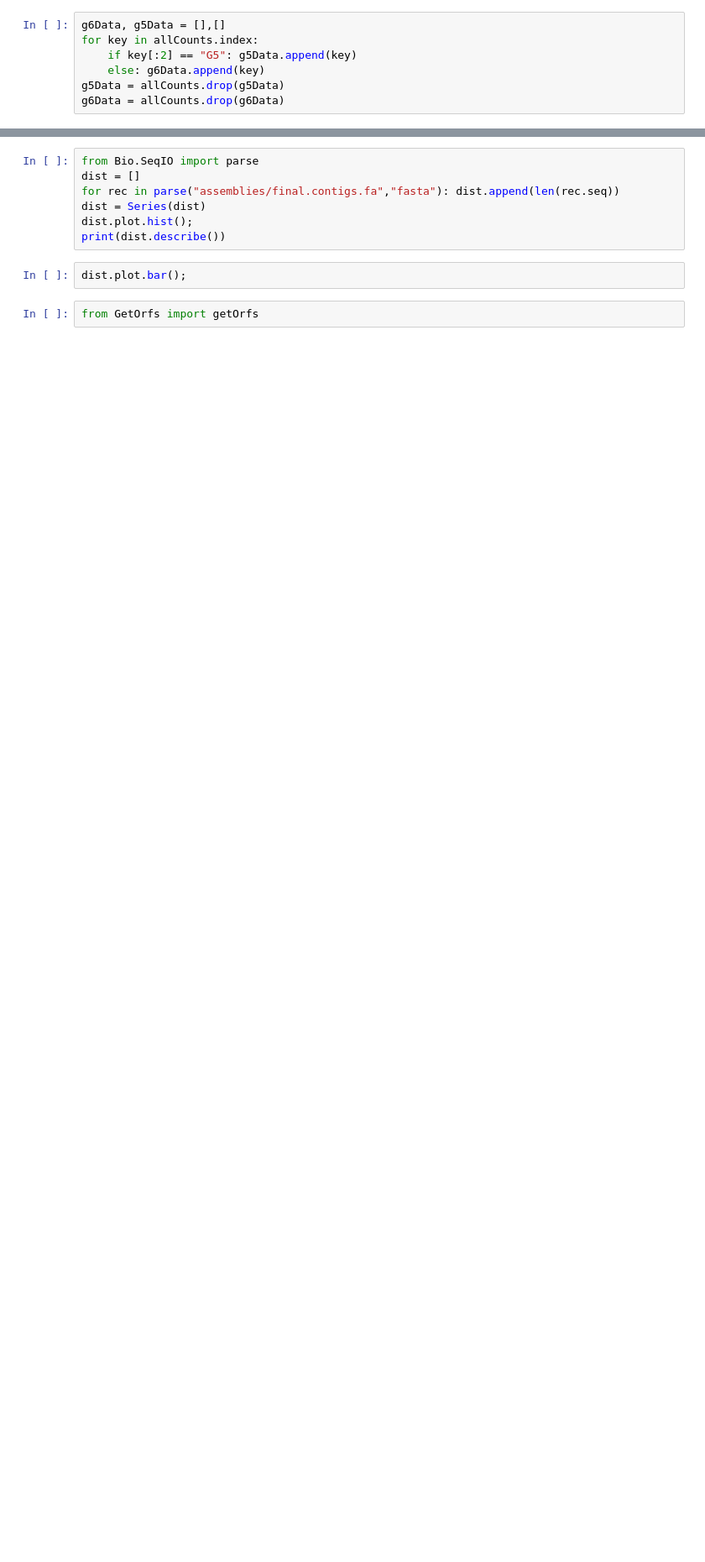
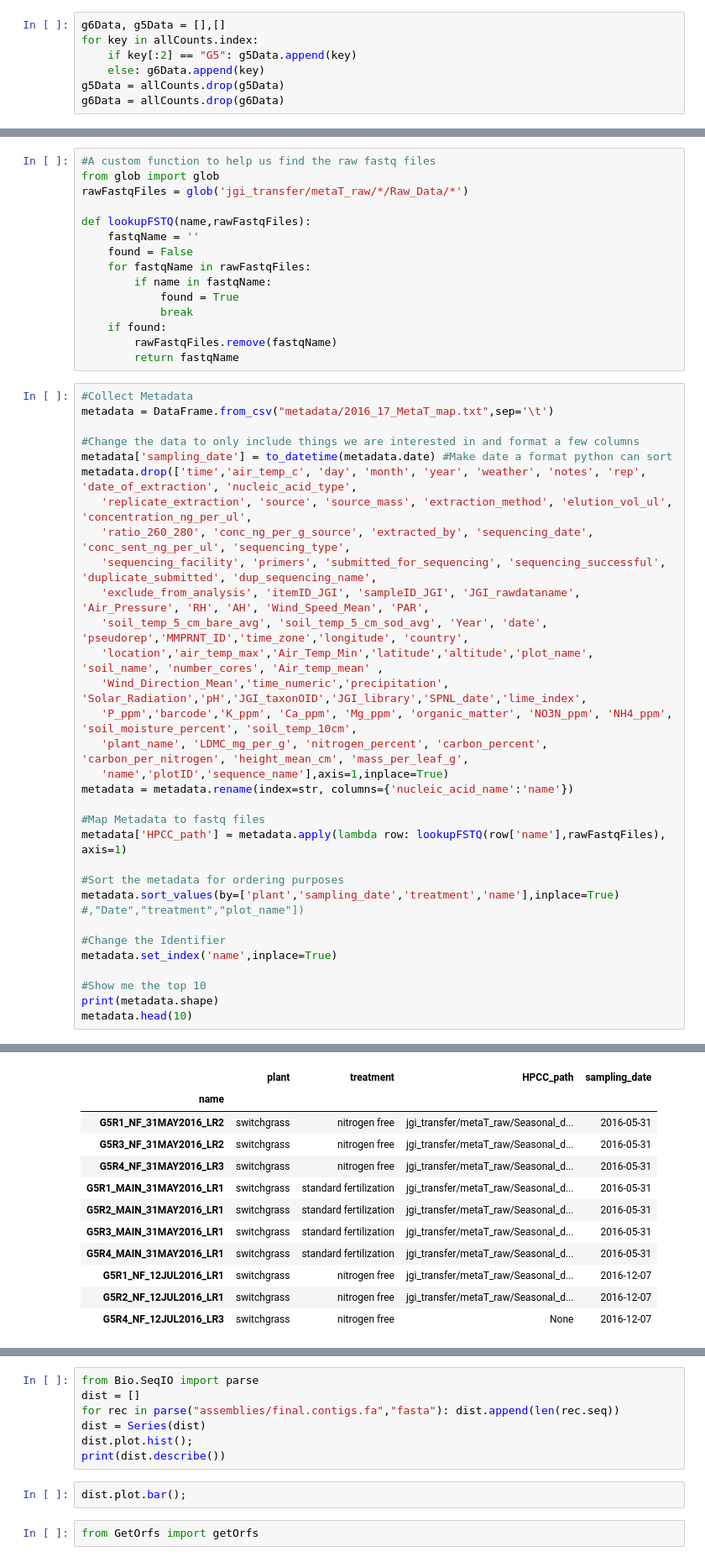
Before and after one commit to skDooley/GLBRC, a Jupyter notebook: 2016_WGS_Metagenomic_DataPrep.ipynb, the cells around one changed output, grey strips where cells are left out. Shown at 84% size. Saved outputs shown, nothing was run; the diff lists cells and outputs as text; blank space fills up the shorter version.

Commit message:
Renamed stuff to make it clearer what everything is

```diff
--- a/GLBRC_Analysis.ipynb
+++ b/2016_WGS_Metagenomic_DataPrep.ipynb
@@ -1120,0 +1118,47 @@ plt.show()
+# %%
+#A custom function to help us find the raw fastq files
+from glob import glob
+rawFastqFiles = glob('jgi_transfer/metaT_raw/*/Raw_Data/*')
+
+def lookupFSTQ(name,rawFastqFiles):
+    fastqName = ''
+    found = False
+    for fastqName in rawFastqFiles:
+        if name in fastqName:
+            found = True
+            break
+    if found:
+        rawFastqFiles.remove(fastqName)
+        return fastqName
+# %%
+#Collect Metadata
+metadata = DataFrame.from_csv("metadata/2016_17_MetaT_map.txt",sep='\t')
+
+#Change the data to only include things we are interested in and format a few columns
+metadata['sampling_date'] = to_datetime(metadata.date) #Make date a format python can sort
+metadata.drop(['time','air_temp_c', 'day', 'month', 'year', 'weather', 'notes', 'rep', 'date_of_extraction', 'nucleic_acid_type',
+   'replicate_extraction', 'source', 'source_mass', 'extraction_method', 'elution_vol_ul', 'concentration_ng_per_ul',
+   'ratio_260_280', 'conc_ng_per_g_source', 'extracted_by', 'sequencing_date', 'conc_sent_ng_per_ul', 'sequencing_type',
+   'sequencing_facility', 'primers', 'submitted_for_sequencing', 'sequencing_successful', 'duplicate_submitted', 'dup_sequencing_name',
+   'exclude_from_analysis', 'itemID_JGI', 'sampleID_JGI', 'JGI_rawdataname', 'Air_Pressure', 'RH', 'AH', 'Wind_Speed_Mean', 'PAR',
+   'soil_temp_5_cm_bare_avg', 'soil_temp_5_cm_sod_avg', 'Year', 'date', 'pseudorep','MMPRNT_ID','time_zone','longitude', 'country',
+   'location','air_temp_max','Air_Temp_Min','latitude','altitude','plot_name', 'soil_name', 'number_cores', 'Air_temp_mean' ,
+   'Wind_Direction_Mean','time_numeric','precipitation', 'Solar_Radiation','pH','JGI_taxonOID','JGI_library','SPNL_date','lime_index',
+   'P_ppm','barcode','K_ppm', 'Ca_ppm', 'Mg_ppm', 'organic_matter', 'NO3N_ppm', 'NH4_ppm', 'soil_moisture_percent', 'soil_temp_10cm',
+   'plant_name', 'LDMC_mg_per_g', 'nitrogen_percent', 'carbon_percent', 'carbon_per_nitrogen', 'height_mean_cm', 'mass_per_leaf_g',
+   'name','plotID','sequence_name'],axis=1,inplace=True)
+metadata = metadata.rename(index=str, columns={'nucleic_acid_name':'name'})
+
+#Map Metadata to fastq files
+metadata['HPCC_path'] = metadata.apply(lambda row: lookupFSTQ(row['name'],rawFastqFiles), axis=1)
+
+#Sort the metadata for ordering purposes
+metadata.sort_values(by=['plant','sampling_date','treatment','name'],inplace=True) #,"Date","treatment","plot_name"])
+
+#Change the Identifier
+metadata.set_index('name',inplace=True)
+
+#Show me the top 10
+print(metadata.shape)
+metadata.head(10)
+# %% [output]
@@ -1120,0 +1166,12 @@ plt.show()
+|  | plant | treatment | HPCC_path | sampling_date |
+| name |  |  |  |  |
+| G5R1_NF_31MAY2016_LR2 | switchgrass | nitrogen free | jgi_transfer/metaT_raw/Seasonal_d... | 2016-05-31 |
+| G5R3_NF_31MAY2016_LR2 | switchgrass | nitrogen free | jgi_transfer/metaT_raw/Seasonal_d... | 2016-05-31 |
+| G5R4_NF_31MAY2016_LR3 | switchgrass | nitrogen free | jgi_transfer/metaT_raw/Seasonal_d... | 2016-05-31 |
+| G5R1_MAIN_31MAY2016_LR1 | switchgrass | standard fertilization | jgi_transfer/metaT_raw/Seasonal_d... | 2016-05-31 |
+| G5R2_MAIN_31MAY2016_LR1 | switchgrass | standard fertilization | jgi_transfer/metaT_raw/Seasonal_d... | 2016-05-31 |
+| G5R3_MAIN_31MAY2016_LR1 | switchgrass | standard fertilization | jgi_transfer/metaT_raw/Seasonal_d... | 2016-05-31 |
+| G5R4_MAIN_31MAY2016_LR1 | switchgrass | standard fertilization | jgi_transfer/metaT_raw/Seasonal_d... | 2016-05-31 |
+| G5R1_NF_12JUL2016_LR1 | switchgrass | nitrogen free | jgi_transfer/metaT_raw/Seasonal_d... | 2016-12-07 |
+| G5R2_NF_12JUL2016_LR1 | switchgrass | nitrogen free | jgi_transfer/metaT_raw/Seasonal_d... | 2016-12-07 |
+| G5R4_NF_12JUL2016_LR3 | switchgrass | nitrogen free | None | 2016-12-07 |
```
Also changed, not shown: parts of 20 cells of this notebook, 5 other files.
